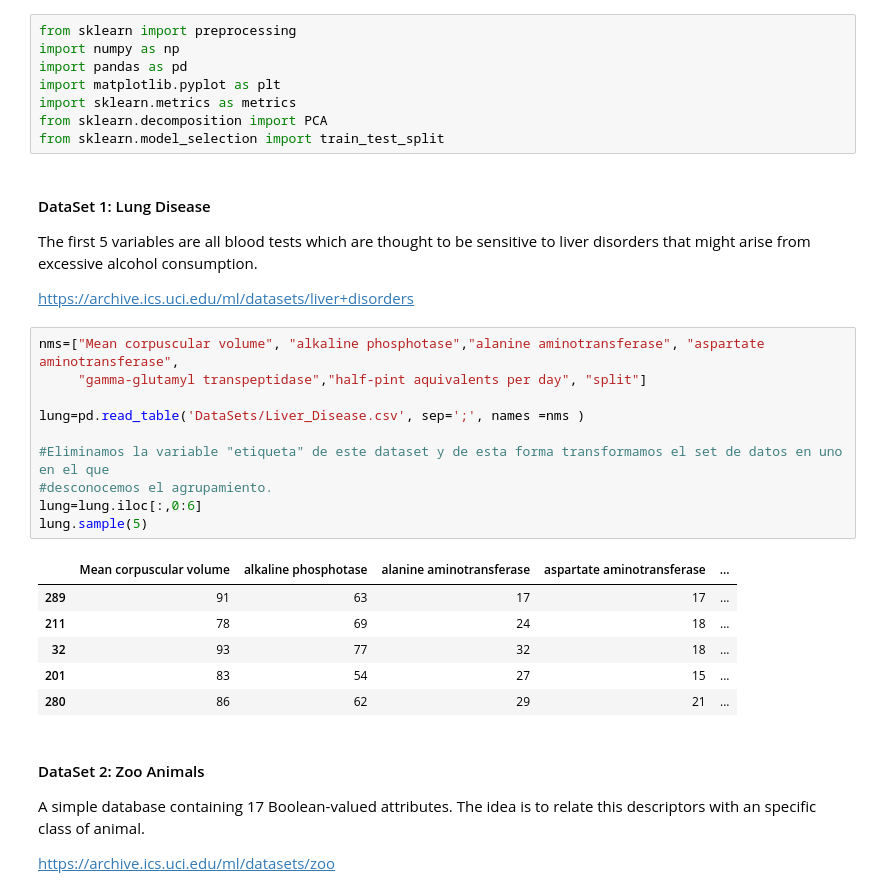
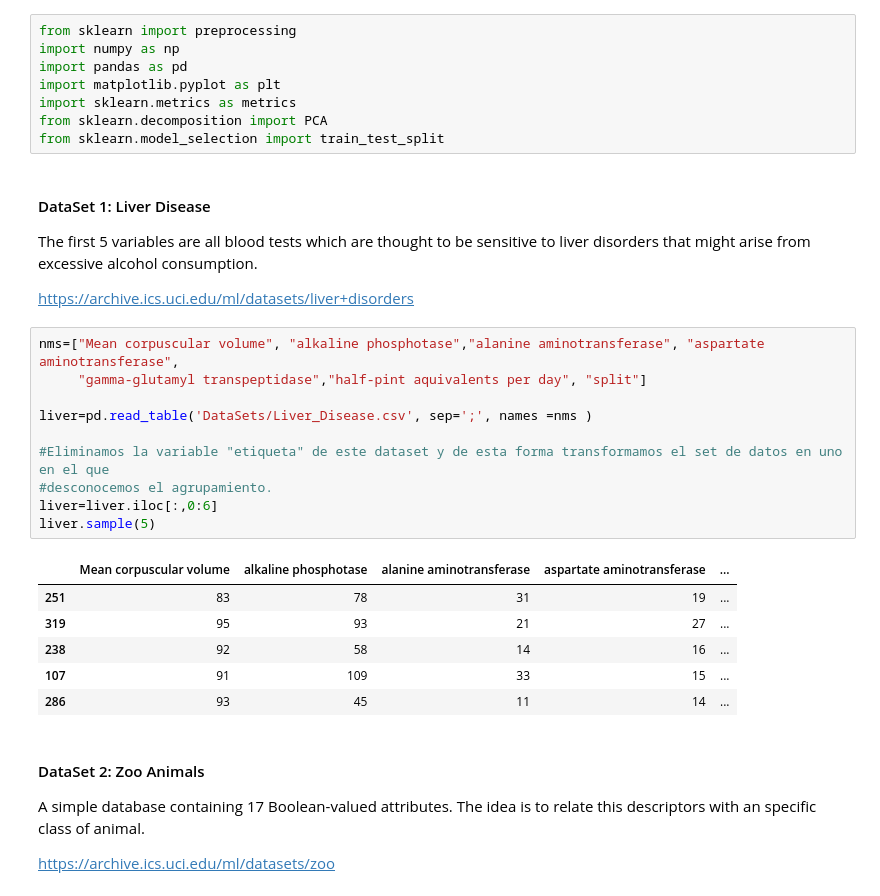
Before and after one commit to alvaronavarroguz/06MAIR-Aprendizaje-No-Supervisado, a Jupyter notebook: Trabajo_Final/Trabajo_Final.ipynb, the cells around one changed output. Saved outputs shown, nothing was run; the diff lists cells and outputs as text.

```diff
--- a/Trabajo_Final/Trabajo_Final.ipynb
+++ b/Trabajo_Final/Trabajo_Final.ipynb
@@ -15,7 +15,7 @@ import sklearn.metrics as metrics
 from sklearn.decomposition import PCA
 from sklearn.model_selection import train_test_split
 # %% [markdown]
-#### DataSet 1: Lung Disease
+#### DataSet 1: Liver Disease
 
 The first 5 variables are all blood tests which are thought
 to be sensitive to liver disorders that might arise from
@@ -25,20 +25,20 @@ https://archive.ics.uci.edu/ml/datasets/liver+disorders
 # %%
 nms=["Mean corpuscular volume", "alkaline phosphotase","alanine aminotransferase", "aspartate aminotransferase",
      "gamma-glutamyl transpeptidase","half-pint aquivalents per day", "split"]
 
-lung=pd.read_table('DataSets/Liver_Disease.csv', sep=';', names =nms )
+liver=pd.read_table('DataSets/Liver_Disease.csv', sep=';', names =nms )
 
 #Eliminamos la variable "etiqueta" de este dataset y de esta forma transformamos el set de datos en uno en el que
 #desconocemos el agrupamiento.
-lung=lung.iloc[:,0:6]
-lung.sample(5)
+liver=liver.iloc[:,0:6]
+liver.sample(5)
 # %% [output]
 |  | Mean corpuscular volume | alkaline phosphotase | alanine aminotransferase | aspartate aminotransferase | ... |
-| 289 | 91 | 63 | 17 | 17 | ... |
-| 211 | 78 | 69 | 24 | 18 | ... |
-| 32 | 93 | 77 | 32 | 18 | ... |
-| 201 | 83 | 54 | 27 | 15 | ... |
-| 280 | 86 | 62 | 29 | 21 | ... |
+| 251 | 83 | 78 | 31 | 19 | ... |
+| 319 | 95 | 93 | 21 | 27 | ... |
+| 238 | 92 | 58 | 14 | 16 | ... |
+| 107 | 91 | 109 | 33 | 15 | ... |
+| 286 | 93 | 45 | 11 | 14 | ... |
 # %% [markdown]
 #### DataSet 2: Zoo Animals
 
```
Also changed, not shown: parts of 18 cells of this notebook.
